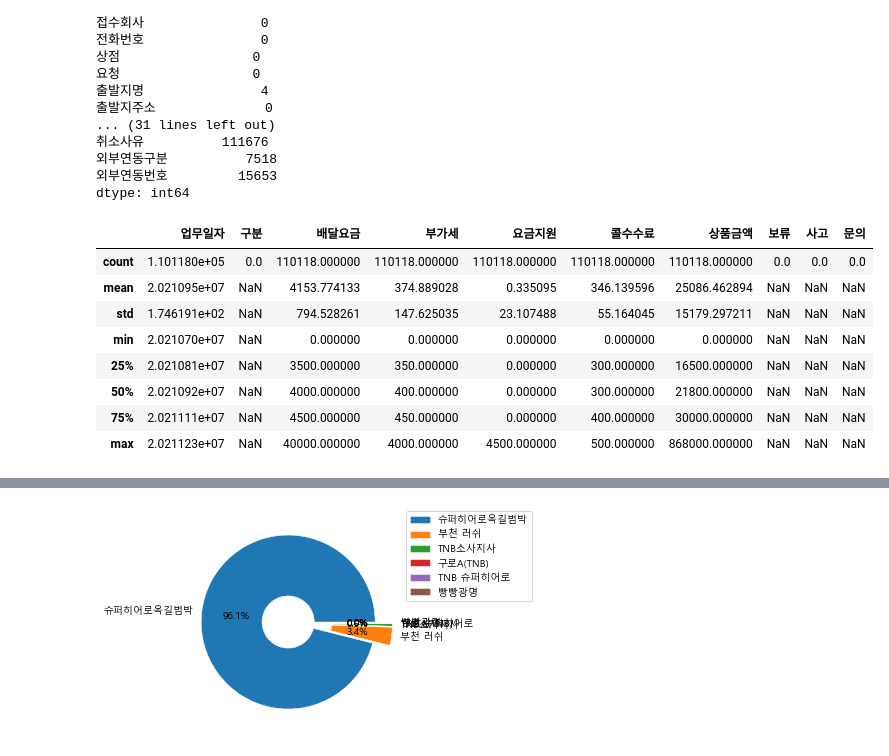
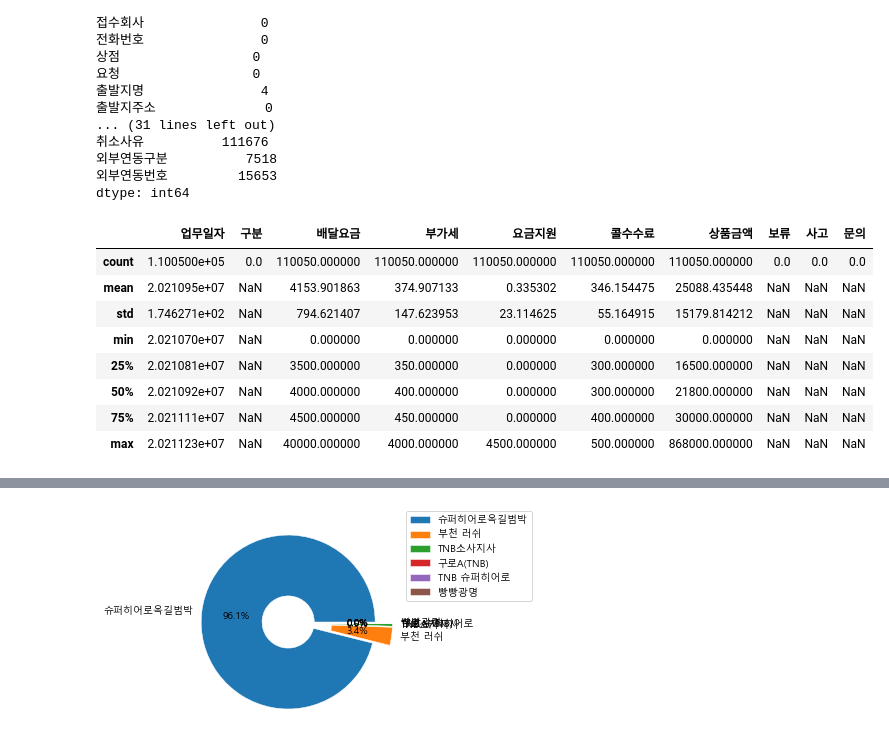
Before and after one commit to ethan528/BBS_Optimal_Position, a Jupyter notebook: EDA.ipynb, the cells around one changed output, grey strips where cells are left out. Drawn from its saved outputs; the diff is of its cells as text; code cells hidden in the pictures.

```diff
--- a/EDA.ipynb
+++ b/EDA.ipynb
@@ -55,13 +55,13 @@ Unnamed: 3      7518
 외부연동번호         15653
 dtype: int64
 # %%
-df1 = df[df['완료'].notnull()]
+df1 = df[(df['완료'].notnull()) & (df['픽업'].notnull()) & (df['취소'].isna())]
 df1.describe()
 # %% [output]
 |  | 업무일자 | 구분 | 배달요금 | 부가세 | 요금지원 | 콜수수료 | 상품금액 | 보류 | 사고 | 문의 |
-| count | 1.101180e+05 | 0.0 | 110118.000000 | 110118.000000 | 110118.000000 | 110118.000000 | 110118.000000 | 0.0 | 0.0 | 0.0 |
-| mean | 2.021095e+07 | NaN | 4153.774133 | 374.889028 | 0.335095 | 346.139596 | 25086.462894 | NaN | NaN | NaN |
-| std | 1.746191e+02 | NaN | 794.528261 | 147.625035 | 23.107488 | 55.164045 | 15179.297211 | NaN | NaN | NaN |
+| count | 1.100500e+05 | 0.0 | 110050.000000 | 110050.000000 | 110050.000000 | 110050.000000 | 110050.000000 | 0.0 | 0.0 | 0.0 |
+| mean | 2.021095e+07 | NaN | 4153.901863 | 374.907133 | 0.335302 | 346.154475 | 25088.435448 | NaN | NaN | NaN |
+| std | 1.746271e+02 | NaN | 794.621407 | 147.623953 | 23.114625 | 55.164915 | 15179.814212 | NaN | NaN | NaN |
 | min | 2.021070e+07 | NaN | 0.000000 | 0.000000 | 0.000000 | 0.000000 | 0.000000 | NaN | NaN | NaN |
 | 25% | 2.021081e+07 | NaN | 3500.000000 | 350.000000 | 0.000000 | 300.000000 | 16500.000000 | NaN | NaN | NaN |
 | 50% | 2.021092e+07 | NaN | 4000.000000 | 400.000000 | 0.000000 | 300.000000 | 21800.000000 | NaN | NaN | NaN |
```
Also changed, not shown: parts of 11 cells of this notebook, 3 other files.
